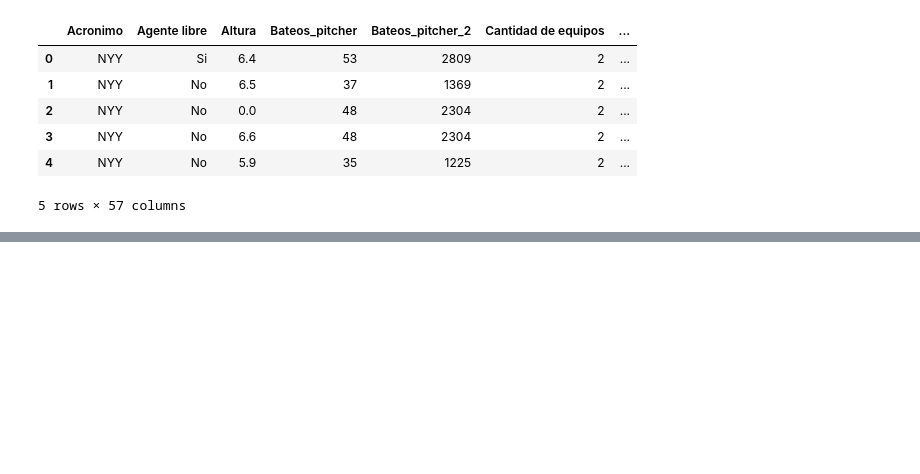
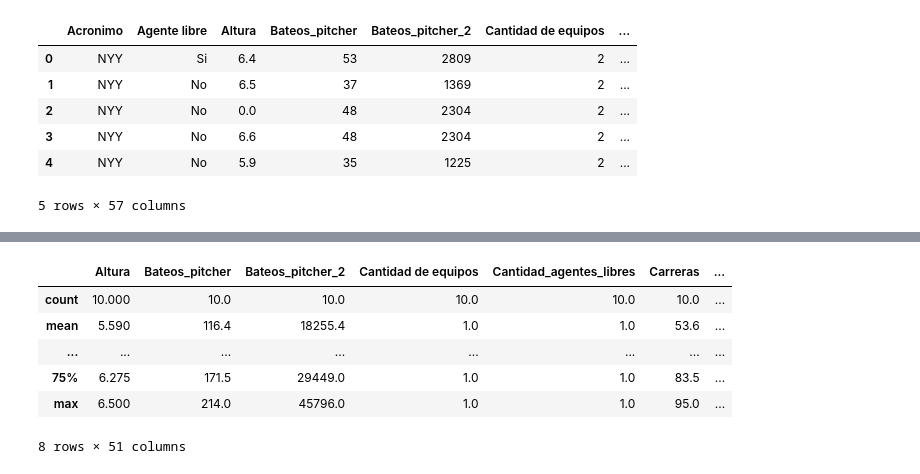
Before and after one commit to PhysTony/MLB_hardball_negotations, a Jupyter notebook: ETL_scripts/all_players_dataframe.ipynb, the cells around one changed output, grey strips where cells are left out. Drawn from its saved outputs; the diff is of its cells as text; code cells hidden in the pictures; blank space fills up the shorter version.

```diff
--- a/ETL_scripts/all_players_dataframe.ipynb
+++ b/ETL_scripts/all_players_dataframe.ipynb
@@ -607,0 +618,10 @@ df_pitchers[9].head()
+# %%
+df_pitchers[0].describe()
+# %% [output]
+|  | Altura | Bateos_pitcher | Bateos_pitcher_2 | Cantidad de equipos | Cantidad_agentes_libres | Carreras | ... |
+| count | 10.000 | 10.0 | 10.0 | 10.0 | 10.0 | 10.0 | ... |
+| mean | 5.590 | 116.4 | 18255.4 | 1.0 | 1.0 | 53.6 | ... |
+| ... | ... | ... | ... | ... | ... | ... | ... |
+| 75% | 6.275 | 171.5 | 29449.0 | 1.0 | 1.0 | 83.5 | ... |
+| max | 6.500 | 214.0 | 45796.0 | 1.0 | 1.0 | 95.0 | ... |
+8 rows × 51 columns
```
Also changed, not shown: parts of 1 cell of this notebook, 11 other files.
